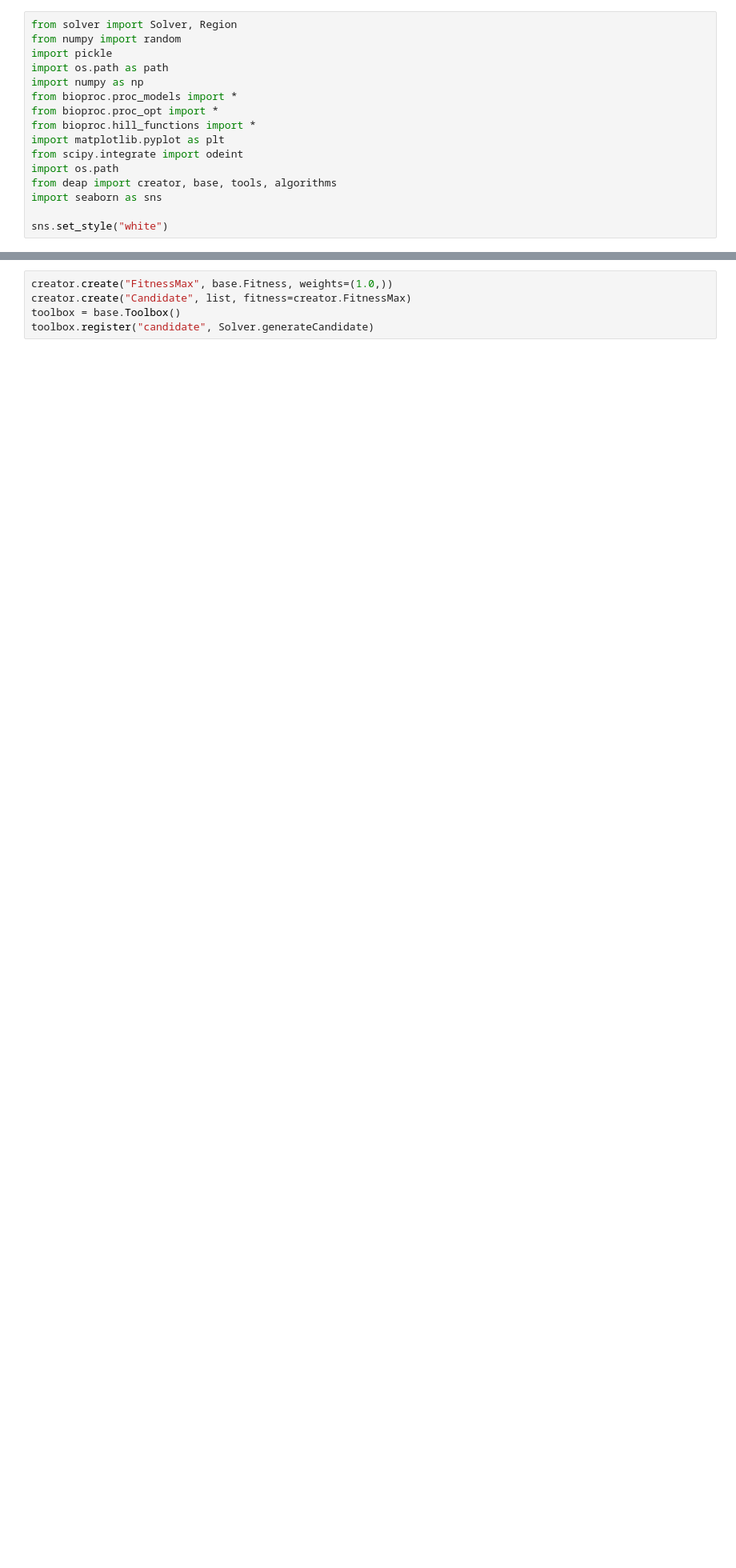
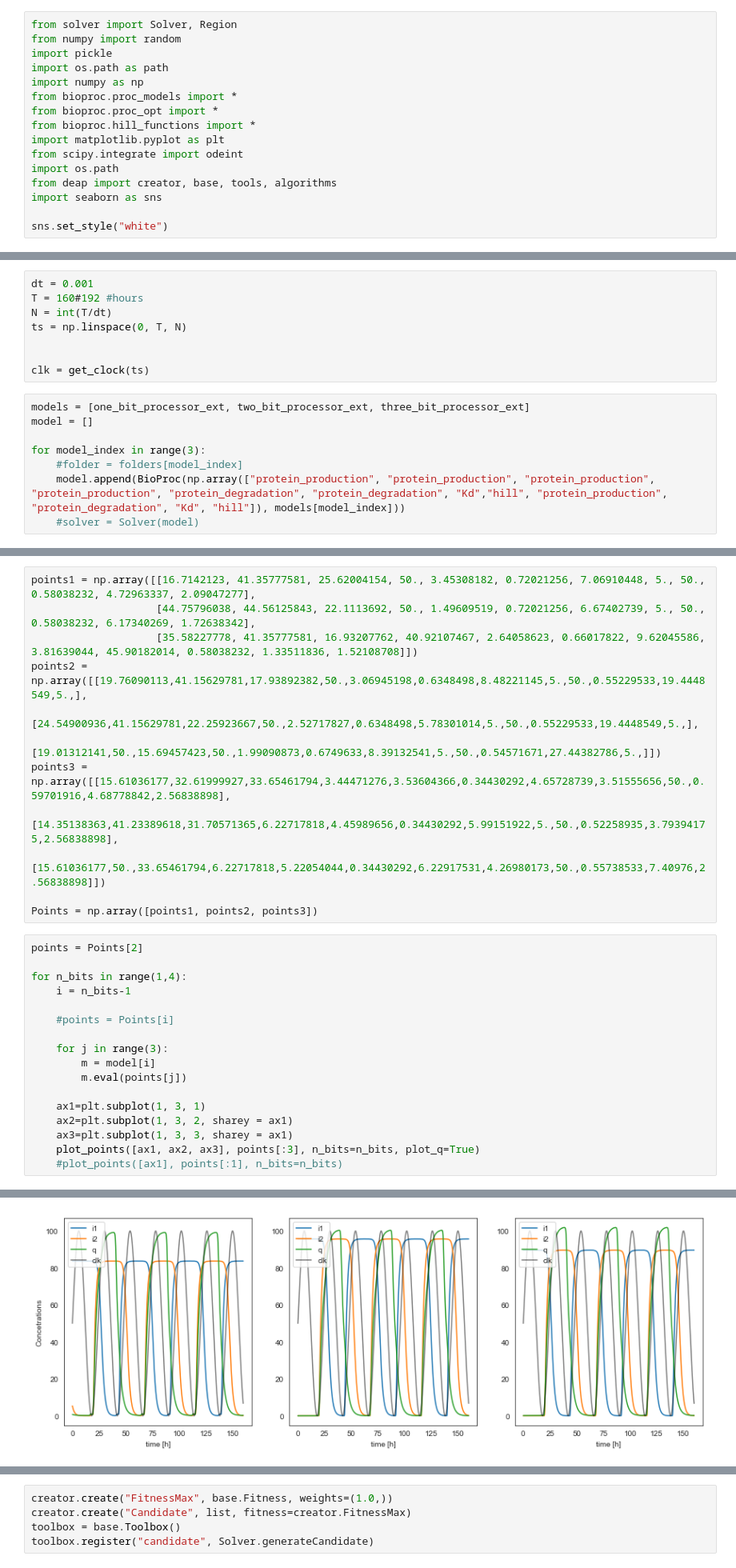
Before and after one commit to mmoskon/BioProc, a Jupyter notebook: models/analyse_proc.ipynb, the cells around one changed output, grey strips where cells are left out. Shown at 80% size. Drawn from its saved outputs; the diff is of its cells as text; blank space fills up the shorter version.

```diff
--- a/models/analyse_proc.ipynb
+++ b/models/analyse_proc.ipynb
@@ -16,0 +19,16 @@ sns.set_style("white")
+# %%
+dt = 0.001
+T = 160#192 #hours
+N = int(T/dt)
+ts = np.linspace(0, T, N)
+
+
+clk = get_clock(ts)
+# %%
+models = [one_bit_processor_ext, two_bit_processor_ext, three_bit_processor_ext]
+model = []
+
+for model_index in range(3):
+    #folder = folders[model_index]
+    model.append(BioProc(np.array(["protein_production", "protein_production", "protein_production", "protein_production", "protein_degradation", "protein_degradation", "Kd","hill", "protein_production", "protein_degradation", "Kd", "hill"]), models[model_index]))
+    #solver = Solver(model)
@@ -16,0 +171,30 @@ sns.set_style("white")
+# %%
+points1 = np.array([[16.7142123, 41.35777581, 25.62004154, 50., 3.45308182, 0.72021256, 7.06910448, 5., 50., 0.58038232, 4.72963337, 2.09047277],
+                    [44.75796038, 44.56125843, 22.1113692, 50., 1.49609519, 0.72021256, 6.67402739, 5., 50., 0.58038232, 6.17340269, 1.72638342],
+                    [35.58227778, 41.35777581, 16.93207762, 40.92107467, 2.64058623, 0.66017822, 9.62045586, 3.81639044, 45.90182014, 0.58038232, 1.33511836, 1.52108708]])
+points2 = np.array([[19.76090113,41.15629781,17.93892382,50.,3.06945198,0.6348498,8.48221145,5.,50.,0.55229533,19.4448549,5.,],
+                    [24.54900936,41.15629781,22.25923667,50.,2.52717827,0.6348498,5.78301014,5.,50.,0.55229533,19.4448549,5.,],
+                    [19.01312141,50.,15.69457423,50.,1.99090873,0.6749633,8.39132541,5.,50.,0.54571671,27.44382786,5.,]])
+points3 = np.array([[15.61036177,32.61999927,33.65461794,3.44471276,3.53604366,0.34430292,4.65728739,3.51555656,50.,0.59701916,4.68778842,2.56838898],
+                    [14.35138363,41.23389618,31.70571365,6.22717818,4.45989656,0.34430292,5.99151922,5.,50.,0.52258935,3.79394175,2.56838898],
+                    [15.61036177,50.,33.65461794,6.22717818,5.22054044,0.34430292,6.22917531,4.26980173,50.,0.55738533,7.40976,2.56838898]])
+
+Points = np.array([points1, points2, points3])
+# %%
+points = Points[2]
+
+for n_bits in range(1,4):
+    i = n_bits-1
+
+    #points = Points[i]
+
+    for j in range(3):
+        m = model[i]
+        m.eval(points[j])
+
+    ax1=plt.subplot(1, 3, 1)
+    ax2=plt.subplot(1, 3, 2, sharey = ax1)
+    ax3=plt.subplot(1, 3, 3, sharey = ax1)
+    plot_points([ax1, ax2, ax3], points[:3], n_bits=n_bits, plot_q=True)
+    #plot_points([ax1], points[:1], n_bits=n_bits)
+# %% [output]
@@ -16,0 +204 @@ sns.set_style("white")
+[figure, added]
```
Also changed, not shown: parts of 21 cells of this notebook, 41 other files.
